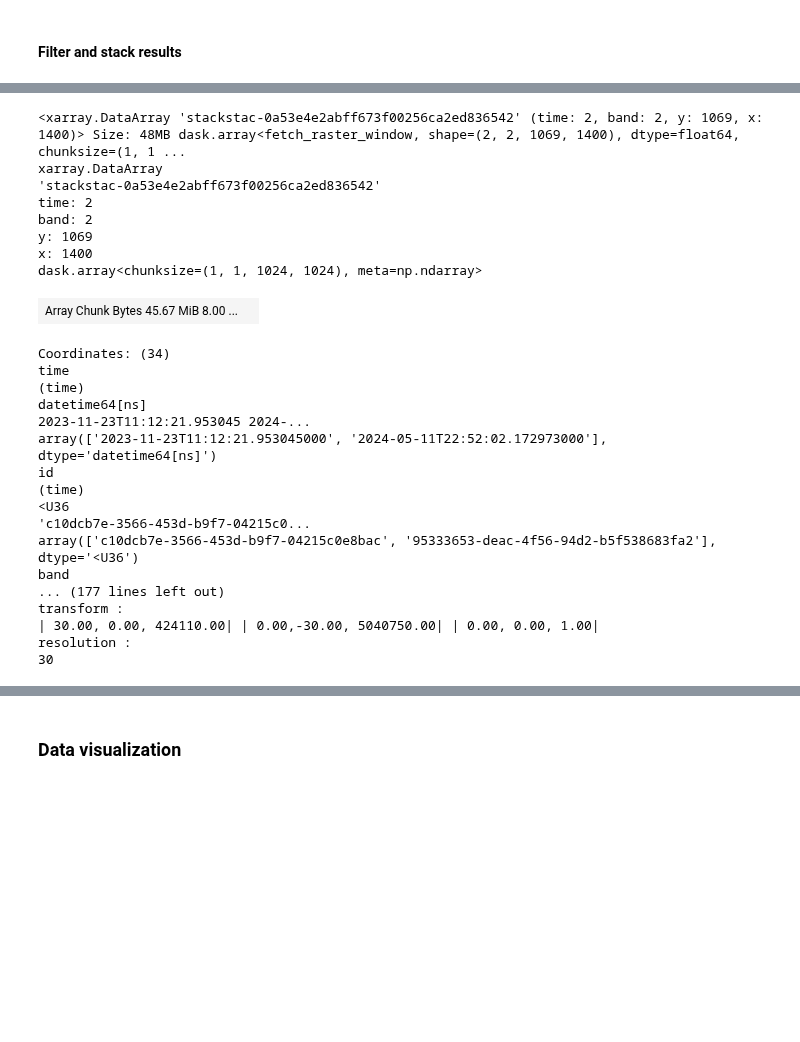
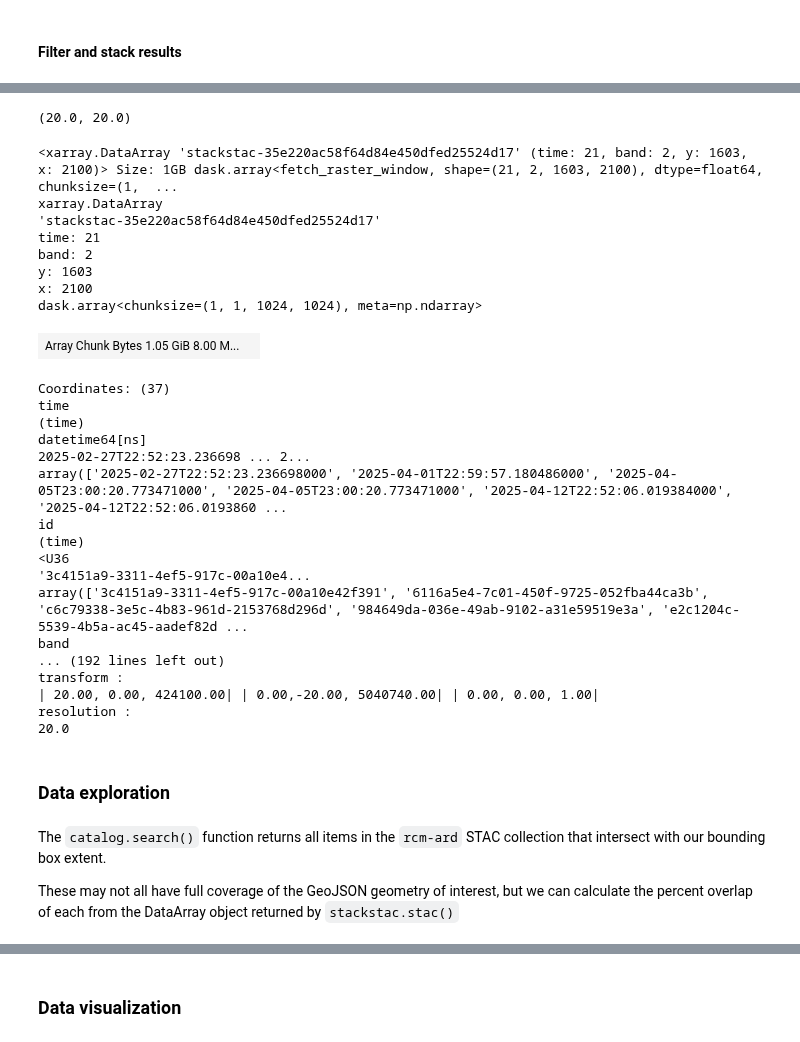
Before and after one commit to eodms-sgdot/rcm-ard-stac-examples, a Jupyter notebook: examples/rcm_ard_stac_example.ipynb, the cells around one changed output, grey strips where cells are left out. Saved outputs shown, nothing was run; the diff lists cells and outputs as text; code cells hidden in the pictures; blank space fills up the shorter version.

Commit message:
dropped false RGB, added data export example

```diff
--- a/examples/rcm_ard_stac_example.ipynb
+++ b/examples/rcm_ard_stac_example.ipynb
@@ -23,10 +45,10 @@ def get_bbox(shp_fp):
 #### Retrieve data within a specific bounding box and date range
 # %%
 # Use City of Ottawa urban boundary as test AOI
-shp_fp = './Urban_Boundary.geojson'
-aoi_gdf = gpd.read_file(shp_fp)
+geojson_path = './ottawa_urban_boundary.geojson'
+aoi_gdf = gpd.read_file(geojson_path)
 utm_crs = aoi_gdf.estimate_utm_crs().to_epsg()  # required for stackstac call
-bbox = get_bbox(shp_fp)
+bbox = get_bbox(geojson_path)
 bbox
 # %% [output]
 (-75.96666401487873, 45.23090774120208, -75.43410167132566, 45.516074722660285)
@@ -57,15 +79,16 @@ collection
 # %% [output]
 <CollectionClient id=rcm-ard>
 # %%
-# List all RCM-ARD items in collection that intersect with area of interest within date range
+# List all items in RCM-ARD collection that intersect with area of interest within date range
 search = catalog.search(
-    collections=["rcm-ard"],
+    collections=['rcm-ard'],
     bbox=bbox,
-    datetime=f'{start_date}/{end_date}'
+    datetime=f'{start_date}/{end_date}',
+    limit=100
 )
 
 items = search.item_collection()
-print(f"Returned {len(items)} Items:")
+print(f'{len(items)} products found')
 for item in items:
     print(item.properties['title'])
 # %% [output]
@@ -106,36 +166,48 @@ selected_items[0].assets
+# %%
+# We can alternatively get data asset resolutions directly from the STAC item properties
+resolution = (filtered_items[0].properties['product_row_spacing'], filtered_items[0].properties['product_column_spacing'])
+resolution
+# %% [output]
+(20.0, 20.0)
 # %%
-# Stack selected assets into a multi-band xarray DataArray raster with stackstac
-stack = stackstac.stack(selected_items,
-                        assets=['RR', 'RL'],
+# Stack selected COG assets into a multi-band xarray DataArray with stackstac
+stack = stackstac.stack(filtered_items,
+                        assets=['rr', 'rl'],
                         bounds_latlon=bbox,  # only include pixels within our bounding box
-                        resolution=30,
+                        resolution=resolution,
                         epsg=utm_crs
                        )
 stack
 # %% [output]
-<xarray.DataArray 'stackstac-0a53e4e2abff673f00256ca2ed836542' (time: 2, band: 2, y: 1069, x: 1400)> Size: 48MB dask.array<fetch_raster_window, shape=(2, 2, 1069, 1400), dtype=float64, chunksize=(1, 1 ...
+<xarray.DataArray 'stackstac-35e220ac58f64d84e450dfed25524d17' (time: 21, band: 2, y: 1603, x: 2100)> Size: 1GB dask.array<fetch_raster_window, shape=(21, 2, 1603, 2100), dtype=float64, chunksize=(1,  ...
 xarray.DataArray
-'stackstac-0a53e4e2abff673f00256ca2ed836542'
-time: 2
+'stackstac-35e220ac58f64d84e450dfed25524d17'
+time: 21
 band: 2
-y: 1069
-x: 1400
+y: 1603
+x: 2100
 dask.array<chunksize=(1, 1, 1024, 1024), meta=np.ndarray>
-| Array Chunk Bytes 45.67 MiB 8.00 ... |  |
+| Array Chunk Bytes 1.05 GiB 8.00 M... |  |
-Coordinates: (34)
+Coordinates: (37)
 time
 (time)
 datetime64[ns]
-2023-11-23T11:12:21.953045 2024-...
-array(['2023-11-23T11:12:21.953045000', '2024-05-11T22:52:02.172973000'], dtype='datetime64[ns]')
+2025-02-27T22:52:23.236698 ... 2...
+array(['2025-02-27T22:52:23.236698000', '2025-04-01T22:59:57.180486000', '2025-04-05T23:00:20.773471000', '2025-04-05T23:00:20.773471000', '2025-04-12T22:52:06.019384000', '2025-04-12T22:52:06.0193860 ...
 id
 (time)
 <U36
-'c10dcb7e-3566-453d-b9f7-04215c0...
-array(['c10dcb7e-3566-453d-b9f7-04215c0e8bac', '95333653-deac-4f56-94d2-b5f538683fa2'], dtype='<U36')
+'3c4151a9-3311-4ef5-917c-00a10e4...
+array(['3c4151a9-3311-4ef5-917c-00a10e42f391', '6116a5e4-7c01-450f-9725-052fba44ca3b', 'c6c79338-3e5c-4b83-961d-2153768d296d', '984649da-036e-49ab-9102-a31e59519e3a', 'e2c1204c-5539-4b5a-ac45-aadef82d ...
 band
-... (177 lines left out)
+... (192 lines left out)
 transform :
-| 30.00, 0.00, 424110.00| | 0.00,-30.00, 5040750.00| | 0.00, 0.00, 1.00|
+| 20.00, 0.00, 424100.00| | 0.00,-20.00, 5040740.00| | 0.00, 0.00, 1.00|
 resolution :
-30
+20.0
+# %% [markdown]
+### Data exploration
+# %% [markdown]
+The `catalog.search()` function returns all items in the `rcm-ard` STAC collection that intersect with our bounding box extent.
+
+These may not all have full coverage of the GeoJSON geometry of interest, but we can calculate the percent overlap of each from the DataArray object returned by `stackstac.stac()`
```
Also changed, not shown: parts of 33 cells of this notebook.
